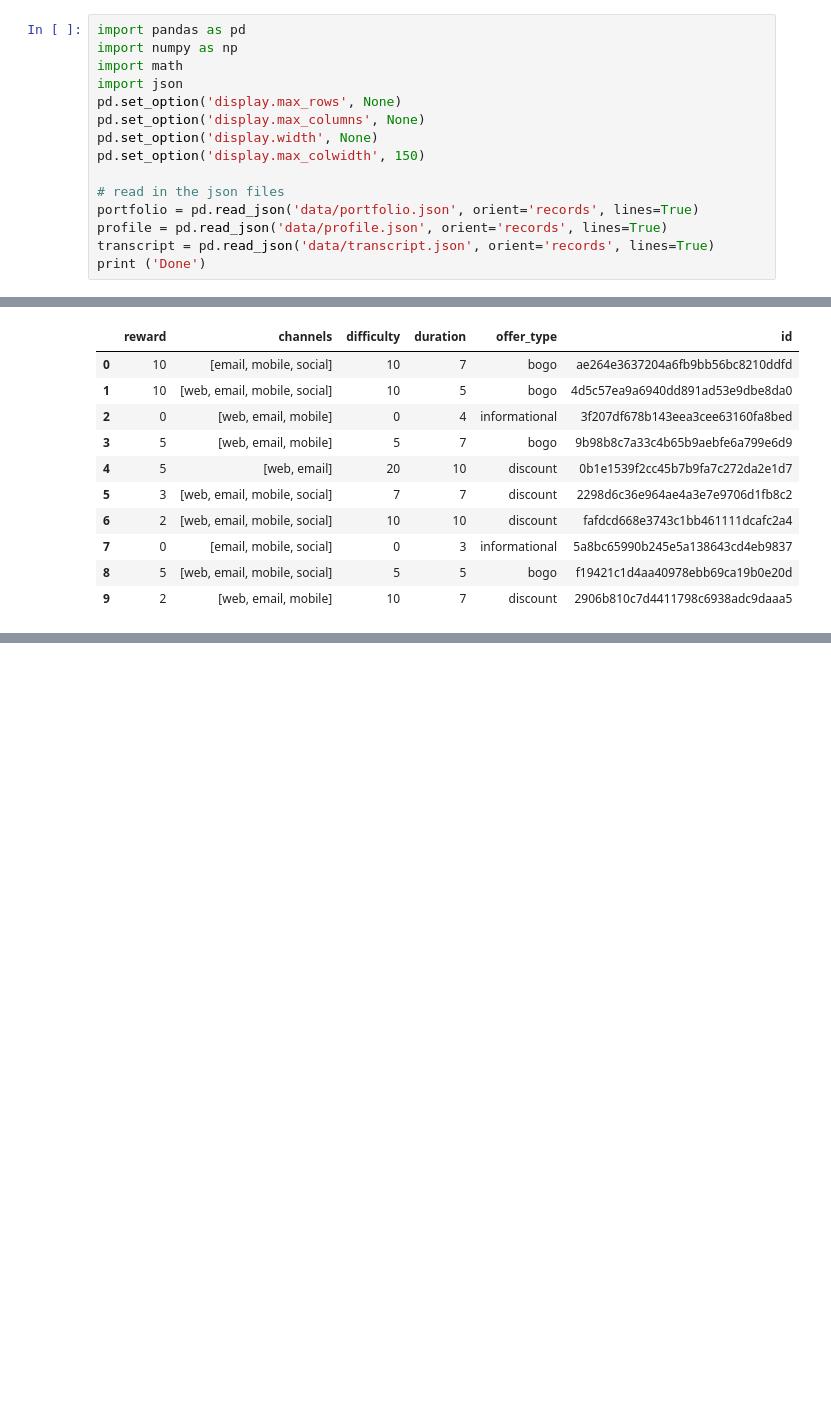
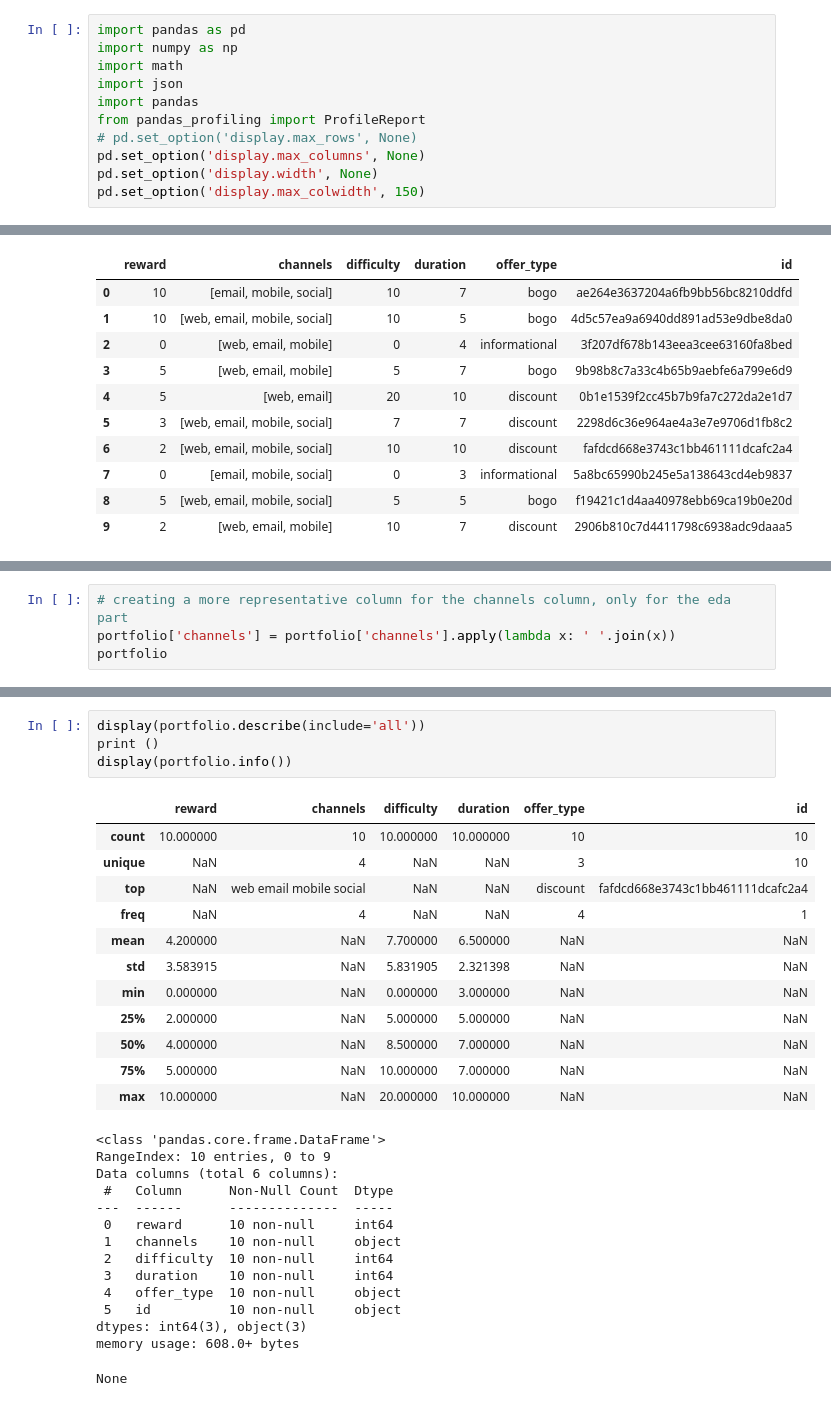
Before and after one commit to ktrikaliotis/Starbucks-Capstone-Project, a Jupyter notebook: starbucks-capstone-notebook.ipynb, the cells around one changed output, grey strips where cells are left out. Drawn from its saved outputs; the diff is of its cells as text; blank space fills up the shorter version.

Commit message:
Data Analysis and Exploratory Data Exploration (EDA) completed

```diff
--- a/starbucks-capstone-notebook.ipynb
+++ b/starbucks-capstone-notebook.ipynb
@@ -78,13 +80,9 @@ import pandas as pd
 import numpy as np
 import math
 import json
-pd.set_option('display.max_rows', None)
+import pandas
+from pandas_profiling import ProfileReport
+# pd.set_option('display.max_rows', None)
 pd.set_option('display.max_columns', None)
 pd.set_option('display.width', None)
 pd.set_option('display.max_colwidth', 150)
-
-# read in the json files
-portfolio = pd.read_json('data/portfolio.json', orient='records', lines=True)
-profile = pd.read_json('data/profile.json', orient='records', lines=True)
-transcript = pd.read_json('data/transcript.json', orient='records', lines=True)
-print ('Done')
@@ -156,0 +115,4 @@ transcript.query("person=='392d23b2c958493197f647bedfe4f418'")
+# %%
+# creating a more representative column for the channels column, only for the eda part
+portfolio['channels'] = portfolio['channels'].apply(lambda x: ' '.join(x))
+portfolio
@@ -156,0 +131,31 @@ transcript.query("person=='392d23b2c958493197f647bedfe4f418'")
+# %%
+display(portfolio.describe(include='all'))
+print ()
+display(portfolio.info())
+# %% [output]
+|  | reward | channels | difficulty | duration | offer_type | id |
+| count | 10.000000 | 10 | 10.000000 | 10.000000 | 10 | 10 |
+| unique | NaN | 4 | NaN | NaN | 3 | 10 |
+| top | NaN | web email mobile social | NaN | NaN | discount | fafdcd668e3743c1bb461111dcafc2a4 |
+| freq | NaN | 4 | NaN | NaN | 4 | 1 |
+| mean | 4.200000 | NaN | 7.700000 | 6.500000 | NaN | NaN |
+| std | 3.583915 | NaN | 5.831905 | 2.321398 | NaN | NaN |
+| min | 0.000000 | NaN | 0.000000 | 3.000000 | NaN | NaN |
+| 25% | 2.000000 | NaN | 5.000000 | 5.000000 | NaN | NaN |
+| 50% | 4.000000 | NaN | 8.500000 | 7.000000 | NaN | NaN |
+| 75% | 5.000000 | NaN | 10.000000 | 7.000000 | NaN | NaN |
+| max | 10.000000 | NaN | 20.000000 | 10.000000 | NaN | NaN |
+<class 'pandas.core.frame.DataFrame'>
+RangeIndex: 10 entries, 0 to 9
+Data columns (total 6 columns):
+ #   Column      Non-Null Count  Dtype
+---  ------      --------------  -----
+ 0   reward      10 non-null     int64
+ 1   channels    10 non-null     object
+ 2   difficulty  10 non-null     int64
+ 3   duration    10 non-null     int64
+ 4   offer_type  10 non-null     object
+ 5   id          10 non-null     object
+dtypes: int64(3), object(3)
+memory usage: 608.0+ bytes
+None
```
Also changed, not shown: parts of 27 cells of this notebook.
